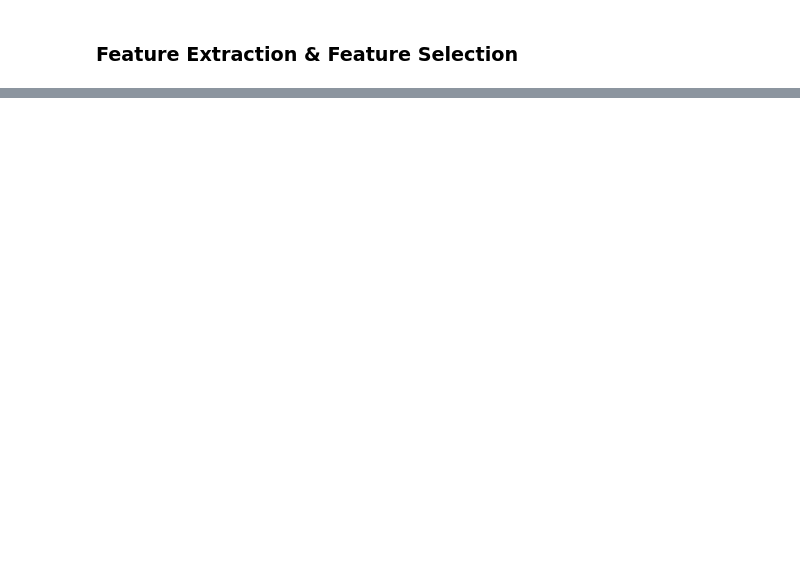
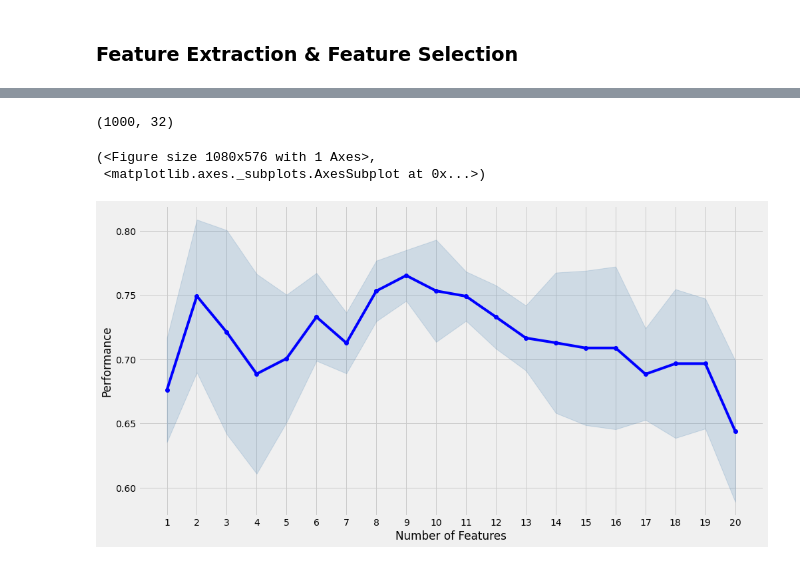
Before and after one commit to Shashank-Sundi/NOTEBOOKS, a Jupyter notebook: INSURANCE-CLAIM-FRAUD.ipynb, the cells around one changed output, grey strips where cells are left out. Drawn from its saved outputs; the diff is of its cells as text; code cells hidden in the pictures; blank space fills up the shorter version.

```diff
--- a/INSURANCE-CLAIM-FRAUD.ipynb
+++ b/INSURANCE-CLAIM-FRAUD.ipynb
@@ -524,0 +541,20 @@ data.head()
+# %%
+# Removing the higly correlated columns
+data=data.drop(['age', 'total_claim_amount'],axis=1)
+data.shape
+# %% [output]
+(1000, 32)
+# %%
+# WRAPPER METHOD - SEQUENTIAL FEATURE SELECTOR
+
+from sklearn.ensemble import RandomForestClassifier
+from mlxtend.feature_selection import SequentialFeatureSelector as sfs
+from mlxtend.plotting import plot_sequential_feature_selection as plot_sfs
+
+sfs=sfs(RandomForestClassifier(),k_features=20,forward=True,floating=False,scoring='recall',cv=3)
+sfs.fit(data.drop(['fraud_reported'],axis=1),data.fraud_reported)
+plot_sfs(sfs.get_metric_dict(),kind='std_dev')
+# %% [output]
+(<Figure size 1080x576 with 1 Axes>,
+ <matplotlib.axes._subplots.AxesSubplot at 0x...>)
+[figure, added]
```
Also changed, not shown: parts of 10 cells of this notebook.
